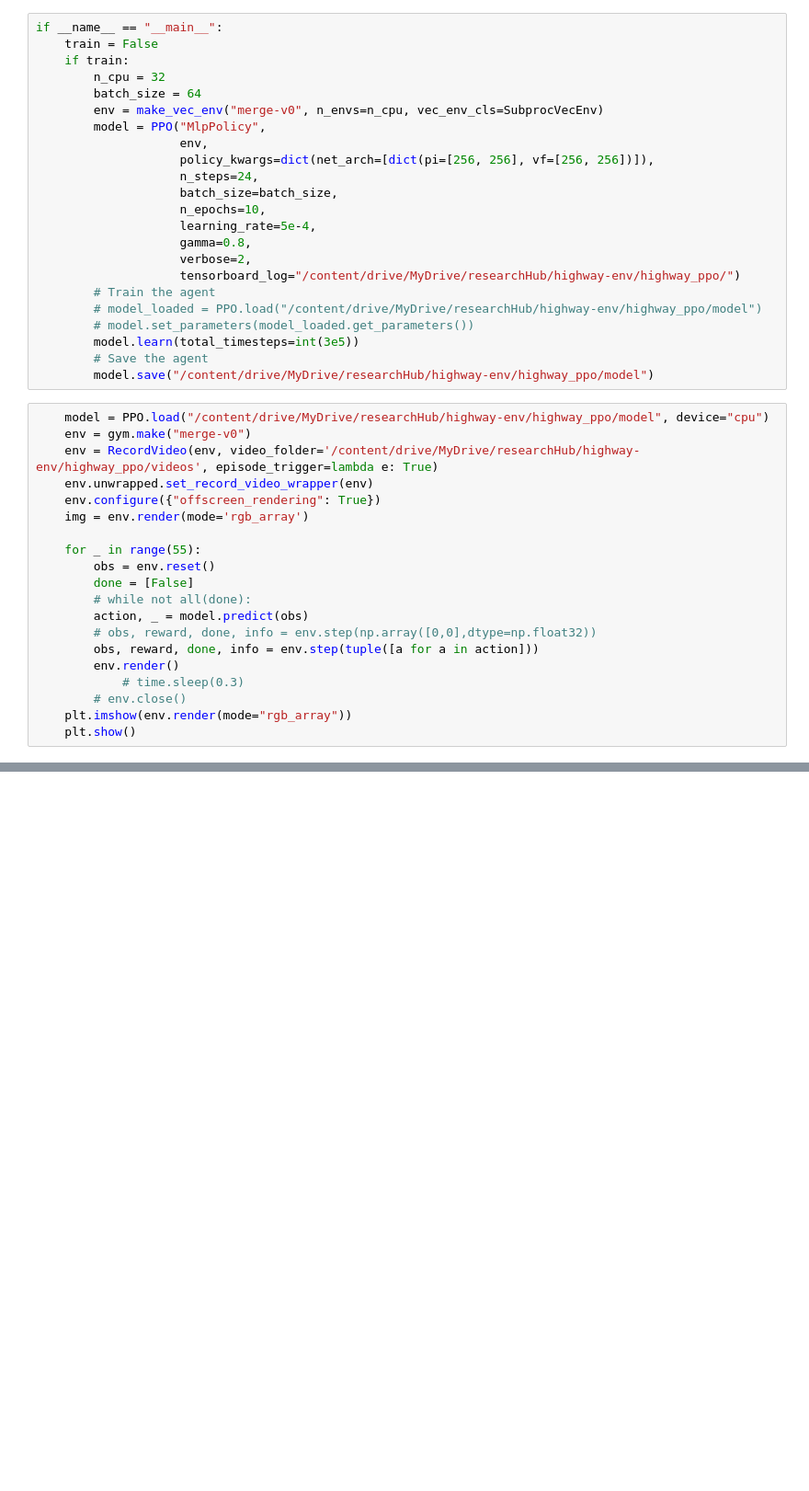
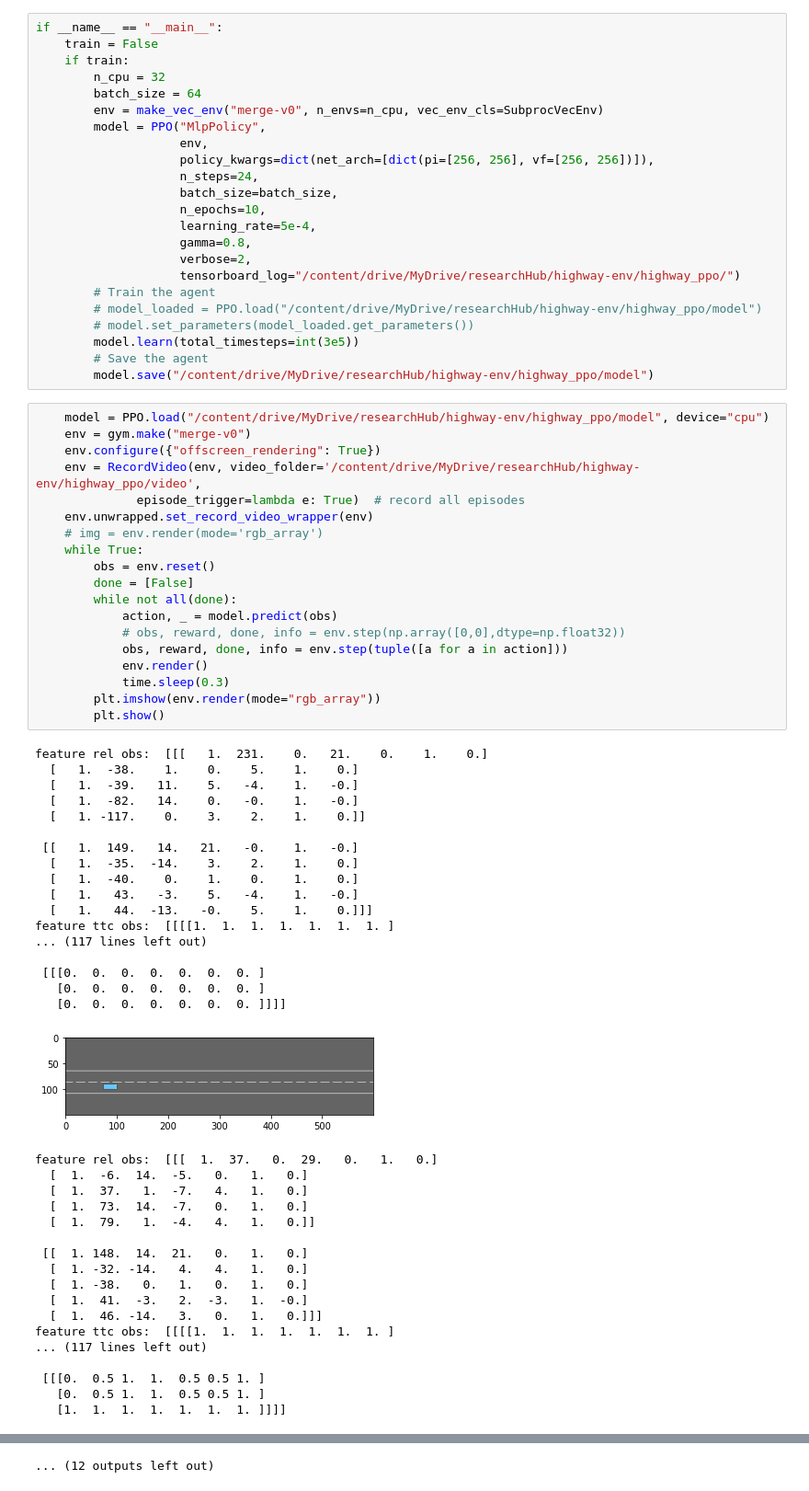
Before and after one commit to kirk0306/highway-env, a Jupyter notebook: scripts/sb3_highway_ppo.ipynb, the cells around one changed output, grey strips where cells are left out. Shown at 92% size. Cells and saved outputs as stored; diff of their text form; blank space fills up the shorter version.

```diff
--- a/scripts/sb3_highway_ppo.ipynb
+++ b/scripts/sb3_highway_ppo.ipynb
@@ -69,20 +94,55 @@ if __name__ == "__main__":
 # %%
     model = PPO.load("/content/drive/MyDrive/researchHub/highway-env/highway_ppo/model", device="cpu")
     env = gym.make("merge-v0")
-    env = RecordVideo(env, video_folder='/content/drive/MyDrive/researchHub/highway-env/highway_ppo/videos', episode_trigger=lambda e: True)
+    env.configure({"offscreen_rendering": True})
+    env = RecordVideo(env, video_folder='/content/drive/MyDrive/researchHub/highway-env/highway_ppo/video',
+              episode_trigger=lambda e: True)  # record all episodes
     env.unwrapped.set_record_video_wrapper(env)
-    env.configure({"offscreen_rendering": True})
-    img = env.render(mode='rgb_array')
-
-    for _ in range(55):
+    # img = env.render(mode='rgb_array')
+    while True:
         obs = env.reset()
         done = [False]
-        # while not all(done):
-        action, _ = model.predict(obs)
-        # obs, reward, done, info = env.step(np.array([0,0],dtype=np.float32))
-        obs, reward, done, info = env.step(tuple([a for a in action]))
-        env.render()
-            # time.sleep(0.3)
-        # env.close()
-    plt.imshow(env.render(mode="rgb_array"))
-    plt.show()
+        while not all(done):
+            action, _ = model.predict(obs)
+            # obs, reward, done, info = env.step(np.array([0,0],dtype=np.float32))
+            obs, reward, done, info = env.step(tuple([a for a in action]))
+            env.render()
+            time.sleep(0.3)
+        plt.imshow(env.render(mode="rgb_array"))
+        plt.show()
+# %% [output]
+feature rel obs:  [[[   1.  231.    0.   21.    0.    1.    0.]
+  [   1.  -38.    1.    0.    5.    1.    0.]
+  [   1.  -39.   11.    5.   -4.    1.   -0.]
+  [   1.  -82.   14.    0.   -0.    1.   -0.]
+  [   1. -117.    0.    3.    2.    1.    0.]]
+
+ [[   1.  149.   14.   21.   -0.    1.   -0.]
+  [   1.  -35.  -14.    3.    2.    1.    0.]
+  [   1.  -40.    0.    1.    0.    1.    0.]
+  [   1.   43.   -3.    5.   -4.    1.   -0.]
+  [   1.   44.  -13.   -0.    5.    1.    0.]]]
+feature ttc obs:  [[[[1.  1.  1.  1.  1.  1.  1. ]
+... (117 lines left out)
+
+ [[[0.  0.  0.  0.  0.  0.  0. ]
+   [0.  0.  0.  0.  0.  0.  0. ]
+   [0.  0.  0.  0.  0.  0.  0. ]]]]
+[figure, added]
+feature rel obs:  [[[  1.  37.   0.  29.   0.   1.   0.]
+  [  1.  -6.  14.  -5.   0.   1.   0.]
+  [  1.  37.   1.  -7.   4.   1.   0.]
+  [  1.  73.  14.  -7.   0.   1.   0.]
+  [  1.  79.   1.  -4.   4.   1.   0.]]
+
+ [[  1. 148.  14.  21.   0.   1.   0.]
+  [  1. -32. -14.   4.   4.   1.   0.]
+  [  1. -38.   0.   1.   0.   1.   0.]
+  [  1.  41.  -3.   2.  -3.   1.  -0.]
+  [  1.  46. -14.   3.   0.   1.   0.]]]
+feature ttc obs:  [[[[1.  1.  1.  1.  1.  1.  1. ]
+... (117 lines left out)
+
+ [[[0.  0.5 1.  1.  0.5 0.5 1. ]
+   [0.  0.5 1.  1.  0.5 0.5 1. ]
+   [1.  1.  1.  1.  1.  1.  1. ]]]]
@@ -88,0 +222 @@ if __name__ == "__main__":
+... (12 outputs left out)
```
Also changed, not shown: parts of 3 cells of this notebook, 3 other files.
